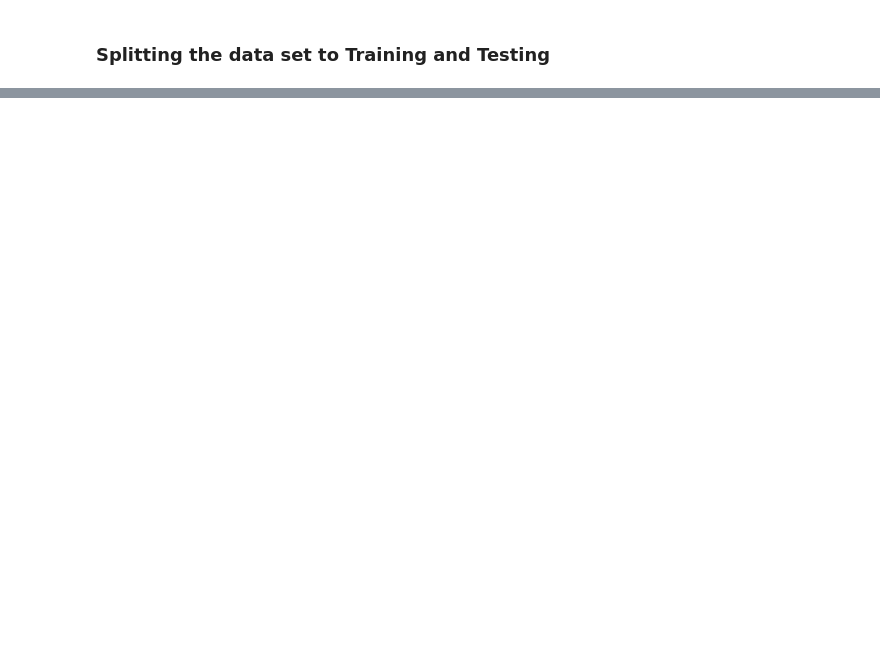
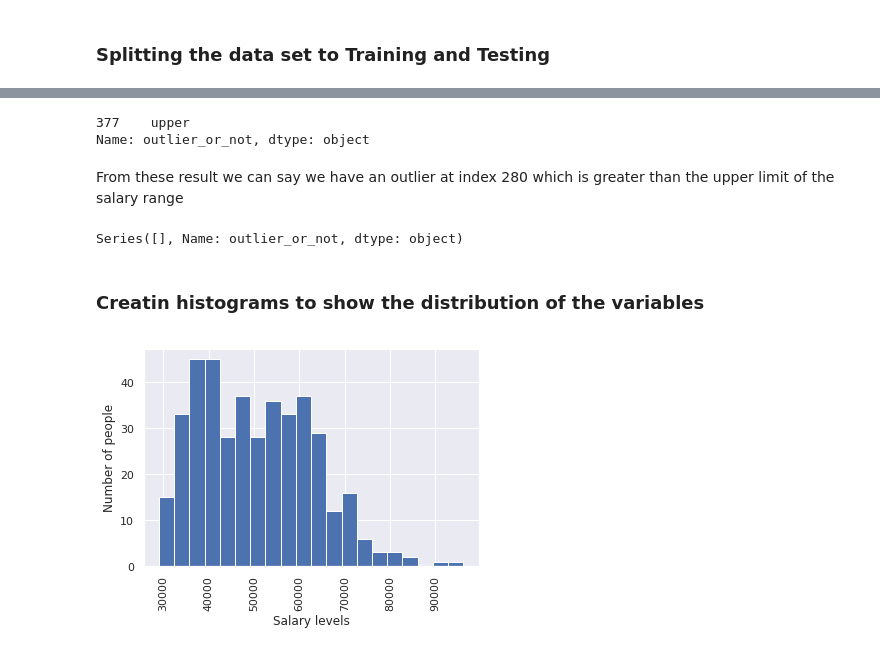
Before and after one commit to jbmasemza/simple_linear_regression, a Jupyter notebook: linear_regression.ipynb, the cells around one changed output, grey strips where cells are left out. Cells and saved outputs as stored; diff of their text form; code cells hidden in the pictures; blank space fills up the shorter version.

```diff
--- a/linear_regression.ipynb
+++ b/linear_regression.ipynb
@@ -66,0 +116,4 @@ train.head()
+# %%
+q75, q25 = np.percentile(train['salary'], [75 ,25])
+iqr = q75 - q25
+print('Our interquatile range is :',iqr)
@@ -66,0 +122,4 @@ train.head()
+# %%
+cut_off = iqr * 1.5
+cut_off_lower = q25 - cut_off
+cut_off_upper = q75 + cut_off
@@ -66,0 +138,2 @@ train.head()
+# %%
+train['outlier_or_not'] = ['lower' if i < cut_off_lower else 'upper' if i > cut_off_upper else 'nothing' for i in train.salary]
@@ -66,0 +155,24 @@ train.head()
+# %%
+x = train.outlier_or_not[train.outlier_or_not == 'upper']
+x
+# %% [output]
+377    upper
+Name: outlier_or_not, dtype: object
+# %% [markdown]
+From these result we can say we have an outlier at index 280 which is greater than the upper limit of the salary range
+# %%
+x = train.outlier_or_not[train.outlier_or_not == 'lower']
+x
+# %% [output]
+Series([], Name: outlier_or_not, dtype: object)
+# %% [markdown]
+### Creatin histograms to show the distribution of the variables
+# %%
+sns.set()
+plt.hist(x= train.salary, bins=20)
+plt.xlabel('Salary levels')
+plt.xticks(rotation= 90, horizontalalignment='center')
+plt.ylabel('Number of people')
+plt.show()
+# %% [output]
+[figure, added]
```
Also changed, not shown: parts of 30 cells of this notebook.
